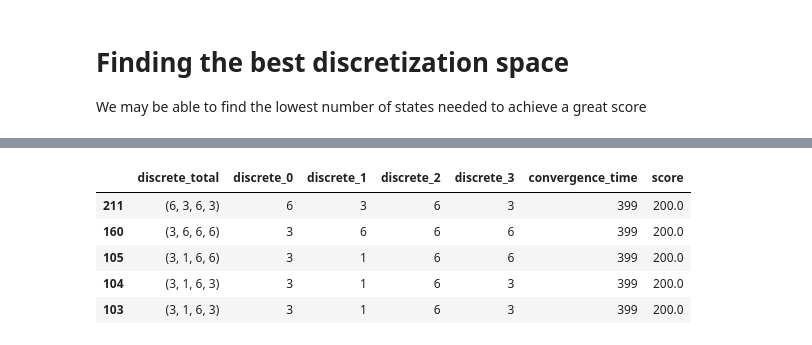
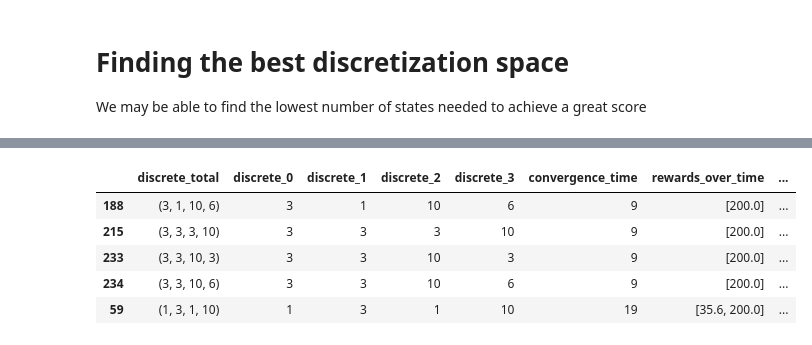
Before and after one commit to magalimorin18/reinforcement_learning, a Jupyter notebook: TD2/TD2_discrete.ipynb, the cells around one changed output, grey strips where cells are left out. Drawn from its saved outputs; the diff is of its cells as text; code cells hidden in the pictures.

Commit message:
Update the discrete version with some graphs and explanations + update the html

```diff
--- a/TD2/TD2_discrete.ipynb
+++ b/TD2/TD2_discrete.ipynb
@@ -168,0 +166,6 @@ Counter({(1, 1, 1, 3): 3307, (1, 1, 1, 2): 3186, (1, 1, 1, 4): 1106, (1, 1, 1, 1
+# %%
+Q_opti, i, rewards = policy_optimisation(env, max_iter=300, verbose=True)
+print(i)
+sns.barplot(y=rewards, x=list(range(len(rewards))), hue=np.zeros((len(rewards),)))
+plt.legend("")
+plt.title("The mean reward during the training");
@@ -212,7 +249,7 @@ def run_one(verbose=False):
     for i, x in enumerate(DISCRET_NBR):
         data[f"discrete_{i}"] = x
 
-    Q_opti, data['convergence_time']  = policy_optimisation(env, max_iter=400, verbose=verbose)
+    Q_opti, data['convergence_time'], data['rewards_over_time']  = policy_optimisation(env, max_iter=400, verbose=verbose)
     data['score'] = np.mean(eval_q(env, Q_opti, 5))
 
     return data
@@ -221,7 +258,8 @@ from itertools import product
 
 initial_value = deepcopy(DISCRET_NBR)
 results = []
-possible_value = list(product(*[[1, 3, 6, 10] for _ in range(4)]))
+distributions = [[1, 3, 6] for _ in range(2)] + [[1, 3, 6, 10] for _ in range(2)]
+possible_value = list(product(*distributions))
 tries_each = 3
 with tqdm(total=len(possible_value)*tries_each, desc="Grid Search", colour="green") as pbar:
     for discrete_value in possible_value:
@@ -231,6 +269,8 @@ with tqdm(total=len(possible_value)*tries_each, desc="Grid Search", colour="gree
             pbar.update()
 results = pd.DataFrame.from_records(results)
 DISCRET_NBR = deepcopy(initial_value)
+# %%
+results['minus_convergence_time'] = results['convergence_time'].apply(lambda x:-x)
 # %%
 results.head()
 # %% [output]
@@ -252,12 +292,12 @@ results.sort_values(by="convergence_time", ascending=False).head()
 # %%
-results.sort_values(by="score", ascending=False).head()
+results.sort_values(by=["score", "minus_convergence_time"], ascending=False).head()
 # %% [output]
-|  | discrete_total | discrete_0 | discrete_1 | discrete_2 | discrete_3 | convergence_time | score |
-| 211 | (6, 3, 6, 3) | 6 | 3 | 6 | 3 | 399 | 200.0 |
-| 160 | (3, 6, 6, 6) | 3 | 6 | 6 | 6 | 399 | 200.0 |
-| 105 | (3, 1, 6, 6) | 3 | 1 | 6 | 6 | 399 | 200.0 |
-| 104 | (3, 1, 6, 3) | 3 | 1 | 6 | 3 | 399 | 200.0 |
-| 103 | (3, 1, 6, 3) | 3 | 1 | 6 | 3 | 399 | 200.0 |
+|  | discrete_total | discrete_0 | discrete_1 | discrete_2 | discrete_3 | convergence_time | rewards_over_time | ... |
+| 188 | (3, 1, 10, 6) | 3 | 1 | 10 | 6 | 9 | [200.0] | ... |
+| 215 | (3, 3, 3, 10) | 3 | 3 | 3 | 10 | 9 | [200.0] | ... |
+| 233 | (3, 3, 10, 3) | 3 | 3 | 10 | 3 | 9 | [200.0] | ... |
+| 234 | (3, 3, 10, 6) | 3 | 3 | 10 | 6 | 9 | [200.0] | ... |
+| 59 | (1, 3, 1, 10) | 1 | 3 | 1 | 10 | 19 | [35.6, 200.0] | ... |
 # %%
 fig, axes = plt.subplots(4, 1, figsize=(7, 15))
 for i in range(4):
```
Also changed, not shown: parts of 25 cells of this notebook, 4 other files.
